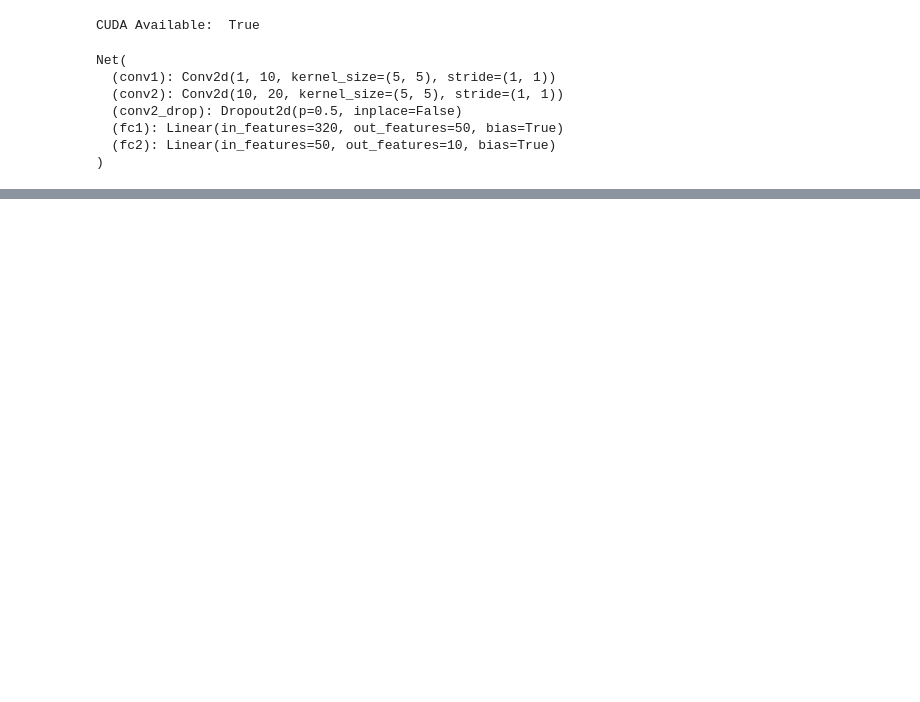
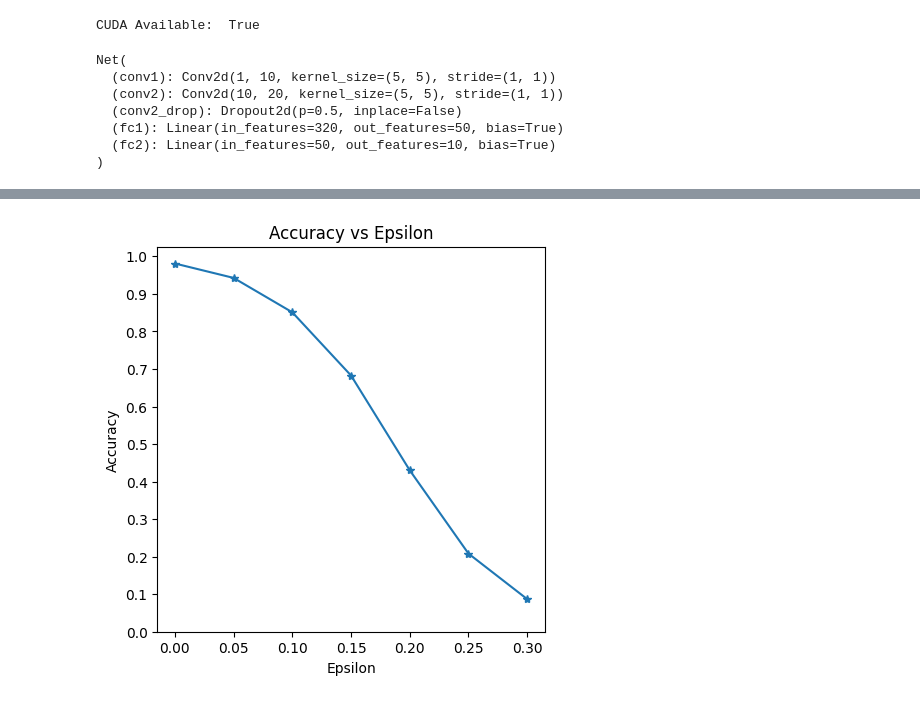
Before and after one commit to Amine-Bens/Adverserial-attacks-on-NN, a Jupyter notebook: ADVA.ipynb, the cells around one changed output, grey strips where cells are left out. Cells and saved outputs as stored; diff of their text form; code cells hidden in the pictures; blank space fills up the shorter version.

Commit message:
mnist  advatack

```diff
--- a/ADVA.ipynb
+++ b/ADVA.ipynb
@@ -16,7 +14,7 @@ opener.addheaders = [('User-agent', 'Mozilla/5.0')]
 urllib.request.install_opener(opener)
 # %%
 epsilons = [0, .05, .1, .15, .2, .25, .3]
-pretrained_model = "./data/lenet_mnist_model.pth"
+pretrained_model = "../data/lenet_mnist_model.pth"
 use_cuda=True
 # %%
 # LeNet Model definition
@@ -66,3 +64,14 @@ Net(
   (fc1): Linear(in_features=320, out_features=50, bias=True)
   (fc2): Linear(in_features=50, out_features=10, bias=True)
 )
+# %%
+# FGSM attack code
+def fgsm_attack(image, epsilon, data_grad):
+    # Collect the element-wise sign of the data gradient
+    sign_data_grad = data_grad.sign()
+    # Create the perturbed image by adjusting each pixel of the input image
+    perturbed_image = image + epsilon*sign_data_grad
+    # Adding clipping to maintain [0,1] range
+    perturbed_image = torch.clamp(perturbed_image, 0, 1)
+    # Return the perturbed image
+    return perturbed_image
@@ -68,0 +140,9 @@ Net(
+# %%
+accuracies = []
+examples = []
+
+# Run test for each epsilon
+for eps in epsilons:
+    acc, ex = test(model, device, test_loader, eps)
+    accuracies.append(acc)
+    examples.append(ex)
@@ -68,0 +157,11 @@ Net(
+# %%
+plt.figure(figsize=(5,5))
+plt.plot(epsilons, accuracies, "*-")
+plt.yticks(np.arange(0, 1.1, step=0.1))
+plt.xticks(np.arange(0, .35, step=0.05))
+plt.title("Accuracy vs Epsilon")
+plt.xlabel("Epsilon")
+plt.ylabel("Accuracy")
+plt.show()
+# %% [output]
+[figure, added]
```
Also changed, not shown: parts of 4 cells of this notebook.
